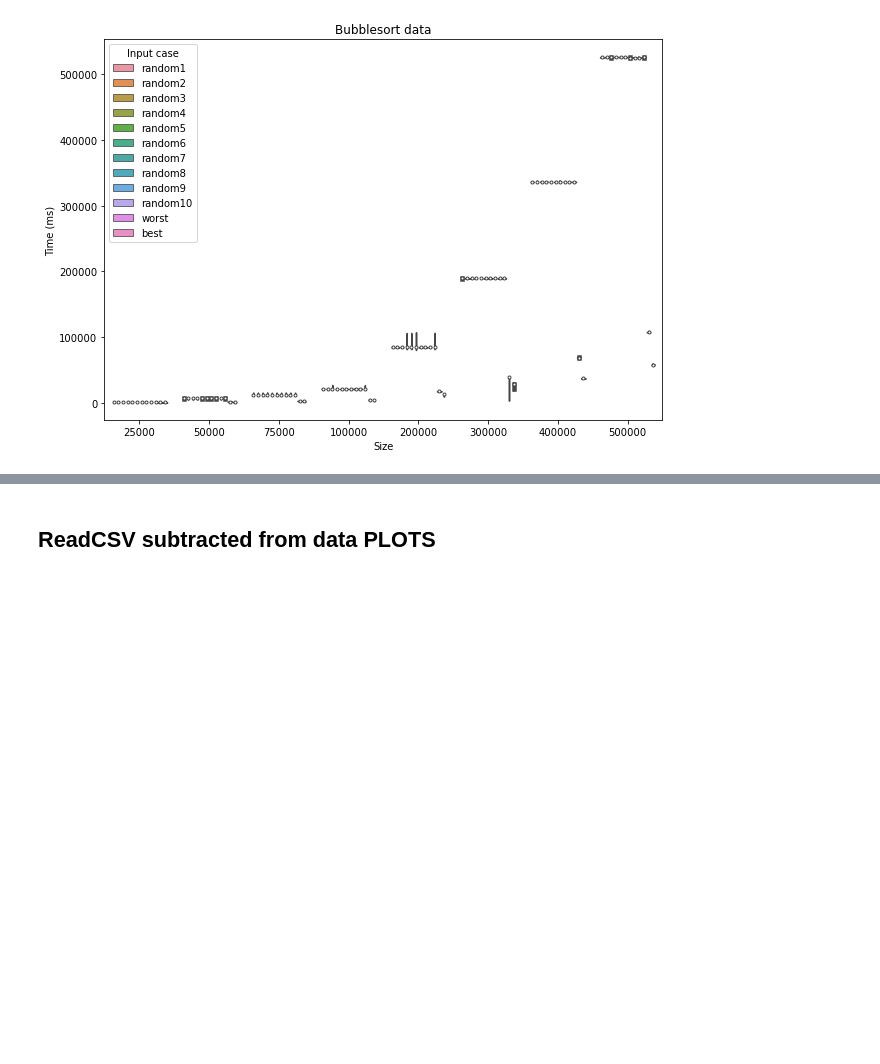
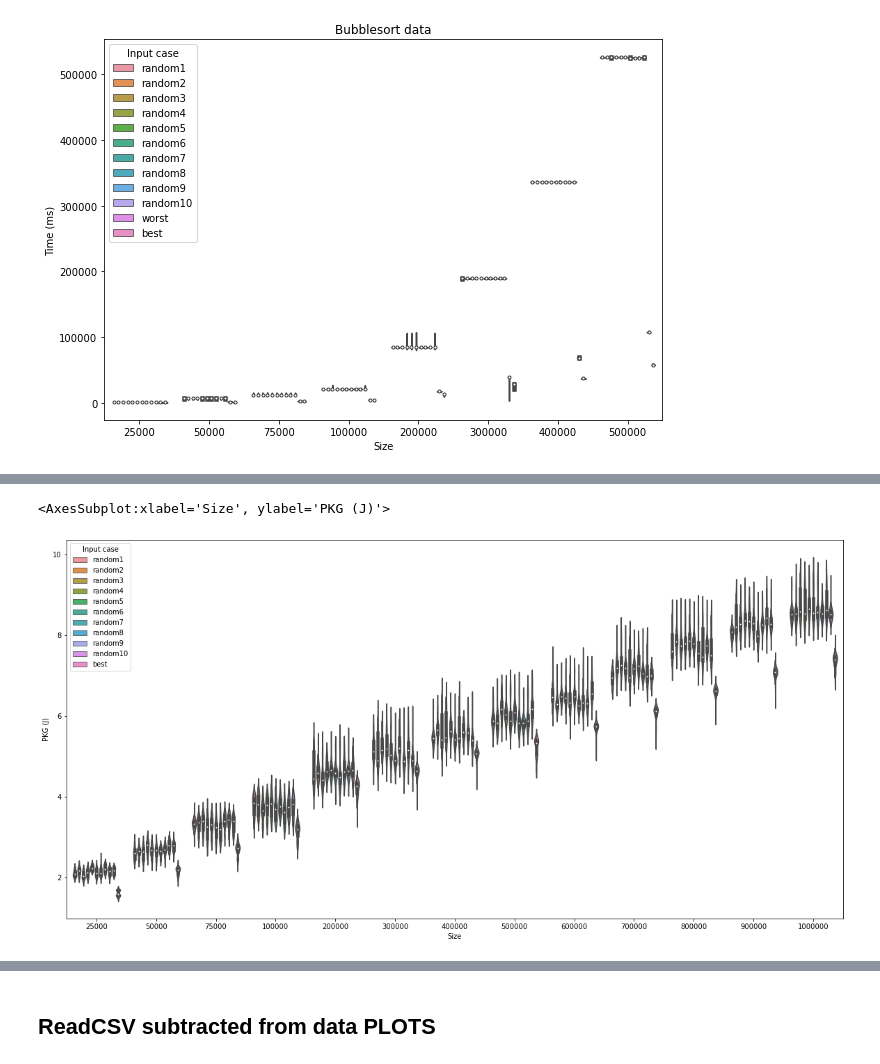
Before and after one commit to hrallil/RAPL_measurements, a Jupyter notebook: Java/FinalResults/DataAnalysis.ipynb, the cells around one changed output, grey strips where cells are left out. Cells and saved outputs as stored; diff of their text form; code cells hidden in the pictures; blank space fills up the shorter version.

```diff
--- a/Java/FinalResults/DataAnalysis.ipynb
+++ b/Java/FinalResults/DataAnalysis.ipynb
@@ -304,0 +307,6 @@ sns.violinplot(data = dfQuickSort[dfQuickSort["Input case"] != "worst"], y = "CP
+# %%
+plt.figure(figsize = (20,10))
+sns.violinplot(data = dfQuickSort[dfQuickSort["Input case"] != "worst"], y = "PKG (J)", x = "Size", hue="Input case")
+# %% [output]
+<AxesSubplot:xlabel='Size', ylabel='PKG (J)'>
+[figure, added]
```
Also changed, not shown: parts of 15 cells of this notebook, 3 other files.
